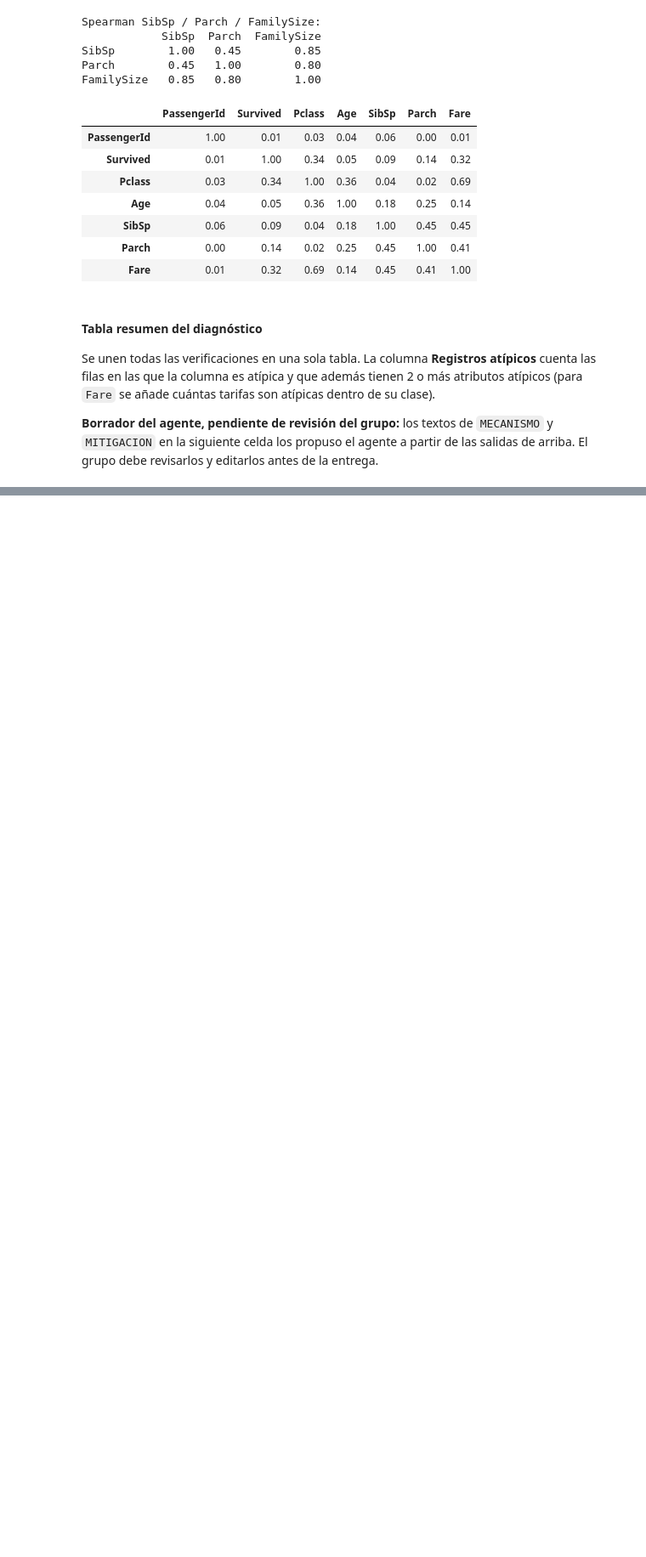
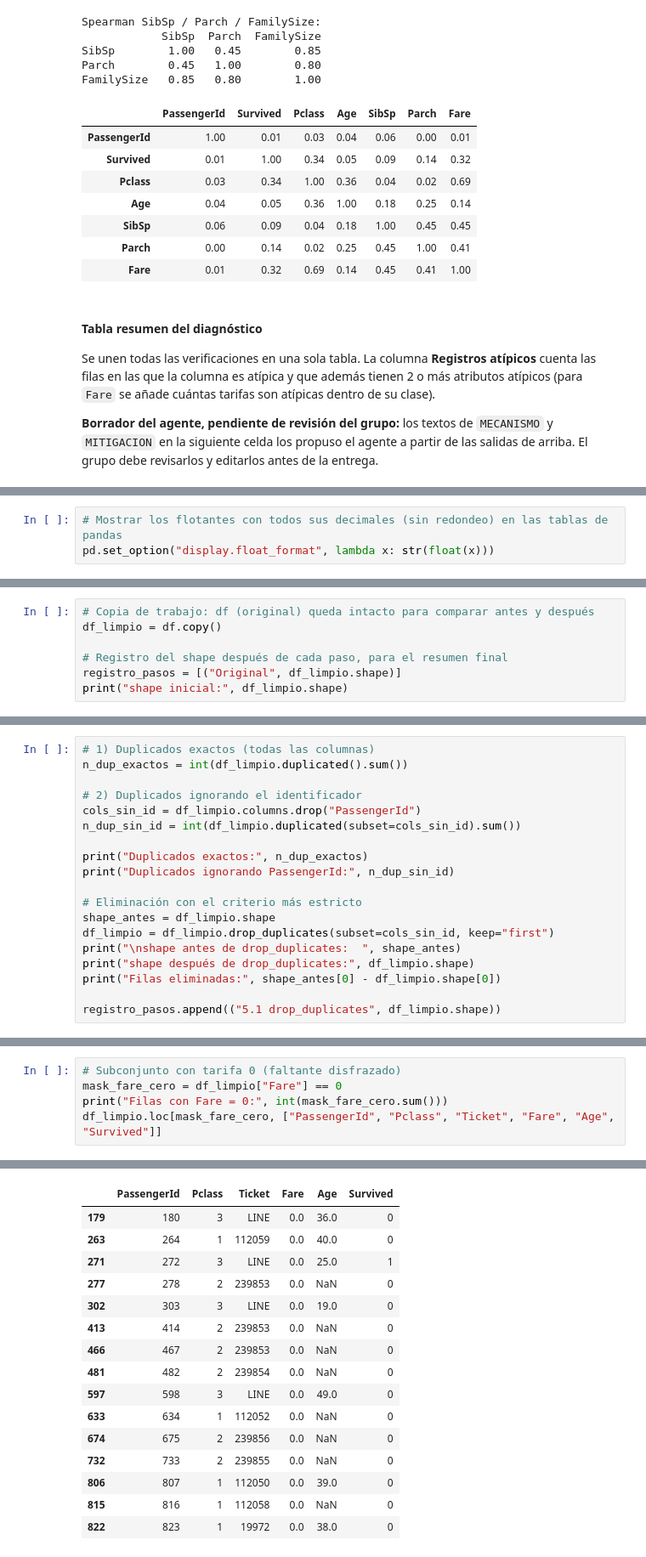
Before and after one commit to luisbr5000-art/taller_2, a Jupyter notebook: work/Taller_2_Gestion_de_Datos.ipynb, the cells around one changed output, grey strips where cells are left out. Shown at 85% size. Cells and saved outputs as stored; diff of their text form; blank space fills up the shorter version.

```diff
--- a/work/Taller_2_Gestion_de_Datos.ipynb
+++ b/work/Taller_2_Gestion_de_Datos.ipynb
@@ -395,0 +400,3 @@ with pd.option_context("display.max_colwidth", None):
+# %%
+# Mostrar los flotantes con todos sus decimales (sin redondeo) en las tablas de pandas
+pd.set_option("display.float_format", lambda x: str(float(x)))
@@ -395,0 +571,7 @@ with pd.option_context("display.max_colwidth", None):
+# %%
+# Copia de trabajo: df (original) queda intacto para comparar antes y después
+df_limpio = df.copy()
+
+# Registro del shape después de cada paso, para el resumen final
+registro_pasos = [("Original", df_limpio.shape)]
+print("shape inicial:", df_limpio.shape)
@@ -395,0 +586,19 @@ with pd.option_context("display.max_colwidth", None):
+# %%
+# 1) Duplicados exactos (todas las columnas)
+n_dup_exactos = int(df_limpio.duplicated().sum())
+
+# 2) Duplicados ignorando el identificador
+cols_sin_id = df_limpio.columns.drop("PassengerId")
+n_dup_sin_id = int(df_limpio.duplicated(subset=cols_sin_id).sum())
+
+print("Duplicados exactos:", n_dup_exactos)
+print("Duplicados ignorando PassengerId:", n_dup_sin_id)
+
+# Eliminación con el criterio más estricto
+shape_antes = df_limpio.shape
+df_limpio = df_limpio.drop_duplicates(subset=cols_sin_id, keep="first")
+print("\nshape antes de drop_duplicates:  ", shape_antes)
+print("shape después de drop_duplicates:", df_limpio.shape)
+print("Filas eliminadas:", shape_antes[0] - df_limpio.shape[0])
+
+registro_pasos.append(("5.1 drop_duplicates", df_limpio.shape))
@@ -395,0 +618,6 @@ with pd.option_context("display.max_colwidth", None):
+# %%
+# Subconjunto con tarifa 0 (faltante disfrazado)
+mask_fare_cero = df_limpio["Fare"] == 0
+print("Filas con Fare = 0:", int(mask_fare_cero.sum()))
+df_limpio.loc[mask_fare_cero, ["PassengerId", "Pclass", "Ticket", "Fare", "Age", "Survived"]]
+# %% [output]
@@ -395,0 +625,16 @@ with pd.option_context("display.max_colwidth", None):
+|  | PassengerId | Pclass | Ticket | Fare | Age | Survived |
+| 179 | 180 | 3 | LINE | 0.0 | 36.0 | 0 |
+| 263 | 264 | 1 | 112059 | 0.0 | 40.0 | 0 |
+| 271 | 272 | 3 | LINE | 0.0 | 25.0 | 1 |
+| 277 | 278 | 2 | 239853 | 0.0 | NaN | 0 |
+| 302 | 303 | 3 | LINE | 0.0 | 19.0 | 0 |
+| 413 | 414 | 2 | 239853 | 0.0 | NaN | 0 |
+| 466 | 467 | 2 | 239853 | 0.0 | NaN | 0 |
+| 481 | 482 | 2 | 239854 | 0.0 | NaN | 0 |
+| 597 | 598 | 3 | LINE | 0.0 | 49.0 | 0 |
+| 633 | 634 | 1 | 112052 | 0.0 | NaN | 0 |
+| 674 | 675 | 2 | 239856 | 0.0 | NaN | 0 |
+| 732 | 733 | 2 | 239855 | 0.0 | NaN | 0 |
+| 806 | 807 | 1 | 112050 | 0.0 | 39.0 | 0 |
+| 815 | 816 | 1 | 112058 | 0.0 | NaN | 0 |
+| 822 | 823 | 1 | 19972 | 0.0 | 38.0 | 0 |
```
Also changed, not shown: parts of 58 cells of this notebook, 5 other files.
